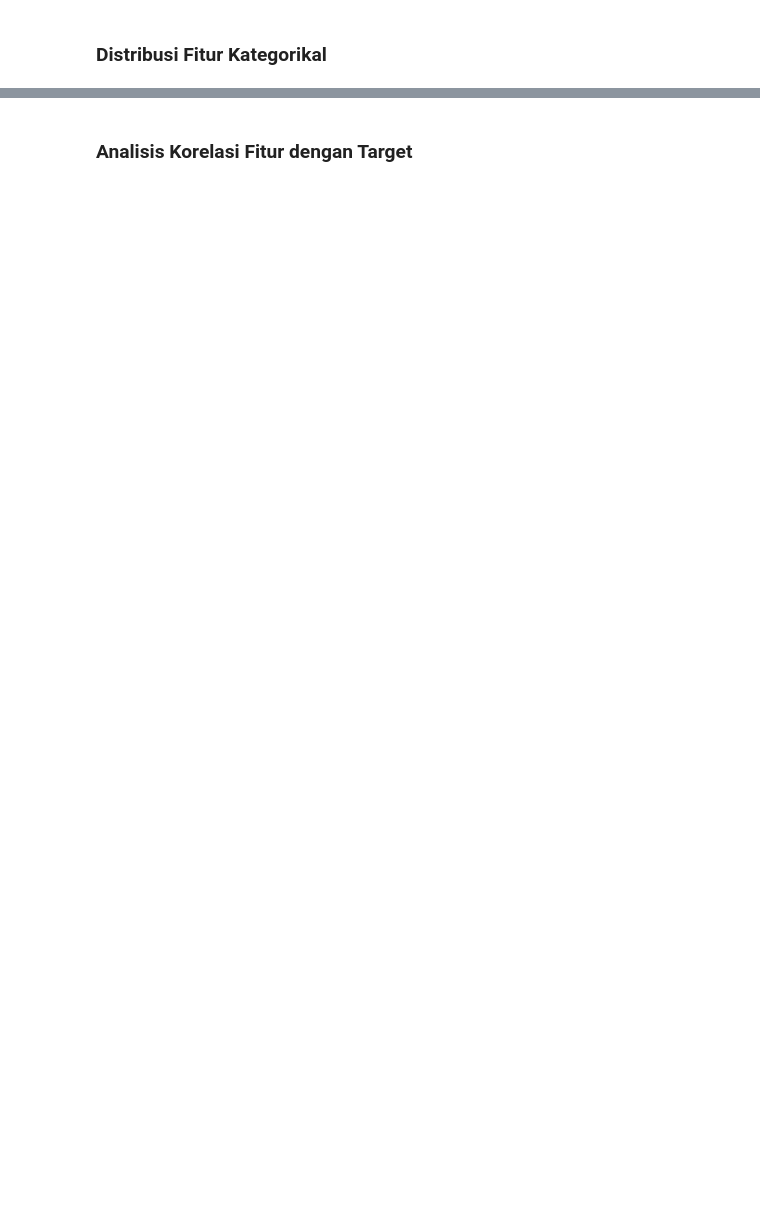
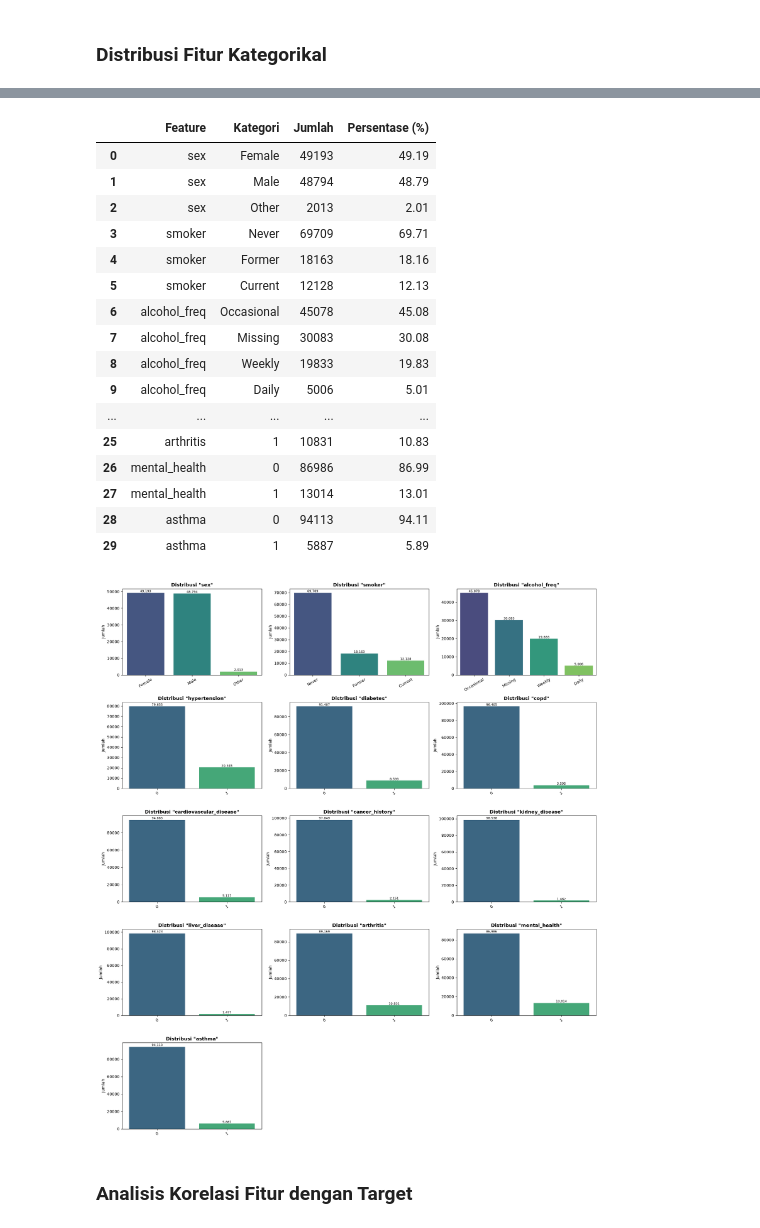
Before and after one commit to ikhsanwahyue/16_DataScienceIF-B_Ir.Ikhsan, a Jupyter notebook: main.ipynb, the cells around one changed output, grey strips where cells are left out. Saved outputs shown, nothing was run; the diff lists cells and outputs as text; code cells hidden in the pictures; blank space fills up the shorter version.

```diff
--- a/main.ipynb
+++ b/main.ipynb
@@ -318,3 +322,66 @@ plt.show()
+# %%
+categorical_features = [
+    'sex', 'smoker', 'alcohol_freq', 'hypertension', 'diabetes',
+    'copd', 'cardiovascular_disease', 'cancer_history',
+    'kidney_disease', 'liver_disease', 'arthritis', 'mental_health', 'asthma'
+]
+
+rows = []
+for f in categorical_features:
+    vc = df[f].value_counts(dropna=False)
+    pct = df[f].value_counts(normalize=True, dropna=False) * 100
+    for val, cnt in vc.items():
+        label = 'Missing' if pd.isna(val) else str(val)
+        rows.append({
+            'Feature': f,
+            'Kategori': label,
+            'Jumlah': int(cnt),
+            'Persentase (%)': round(float(pct[val]), 2)
+        })
+
+cat_summary = pd.DataFrame(rows)
+display(cat_summary)
+
+n_cols = 3
+n_rows = int(np.ceil(len(categorical_features) / n_cols))
+fig, axes = plt.subplots(n_rows, n_cols, figsize=(6 * n_cols, 4 * n_rows))
+axes = axes.flatten()
+
+for i, f in enumerate(categorical_features):
+    vc = df[f].value_counts(dropna=False)
+    labels = ['Missing' if pd.isna(x) else str(x) for x in vc.index]
+    sns.barplot(x=labels, y=vc.values, ax=axes[i], hue=labels, palette='viridis', legend=False)
+    axes[i].set_title(f'Distribusi "{f}"', fontsize=12, fontweight='bold')
+    axes[i].set_ylabel('Jumlah')
+    axes[i].tick_params(axis='x', rotation=30)
+    # Anotasi nilai
+    for j, v in enumerate(vc.values):
+        axes[i].text(j, v, f'{v:,}', ha='center', va='bottom', fontsize=8)
+
+for k in range(len(categorical_features), len(axes)):
+    axes[k].axis('off')
+
+plt.tight_layout()
+plt.show()
+# %% [output]
+|  | Feature | Kategori | Jumlah | Persentase (%) |
+| 0 | sex | Female | 49193 | 49.19 |
+| 1 | sex | Male | 48794 | 48.79 |
+| 2 | sex | Other | 2013 | 2.01 |
+| 3 | smoker | Never | 69709 | 69.71 |
+| 4 | smoker | Former | 18163 | 18.16 |
+| 5 | smoker | Current | 12128 | 12.13 |
+| 6 | alcohol_freq | Occasional | 45078 | 45.08 |
+| 7 | alcohol_freq | Missing | 30083 | 30.08 |
+| 8 | alcohol_freq | Weekly | 19833 | 19.83 |
+| 9 | alcohol_freq | Daily | 5006 | 5.01 |
+| ... | ... | ... | ... | ... |
+| 25 | arthritis | 1 | 10831 | 10.83 |
+| 26 | mental_health | 0 | 86986 | 86.99 |
+| 27 | mental_health | 1 | 13014 | 13.01 |
+| 28 | asthma | 0 | 94113 | 94.11 |
+| 29 | asthma | 1 | 5887 | 5.89 |
+[figure, added]
 # %% [markdown]
 ### Analisis Korelasi Fitur dengan Target
 # %%
```
Also changed, not shown: parts of 7 cells of this notebook.
